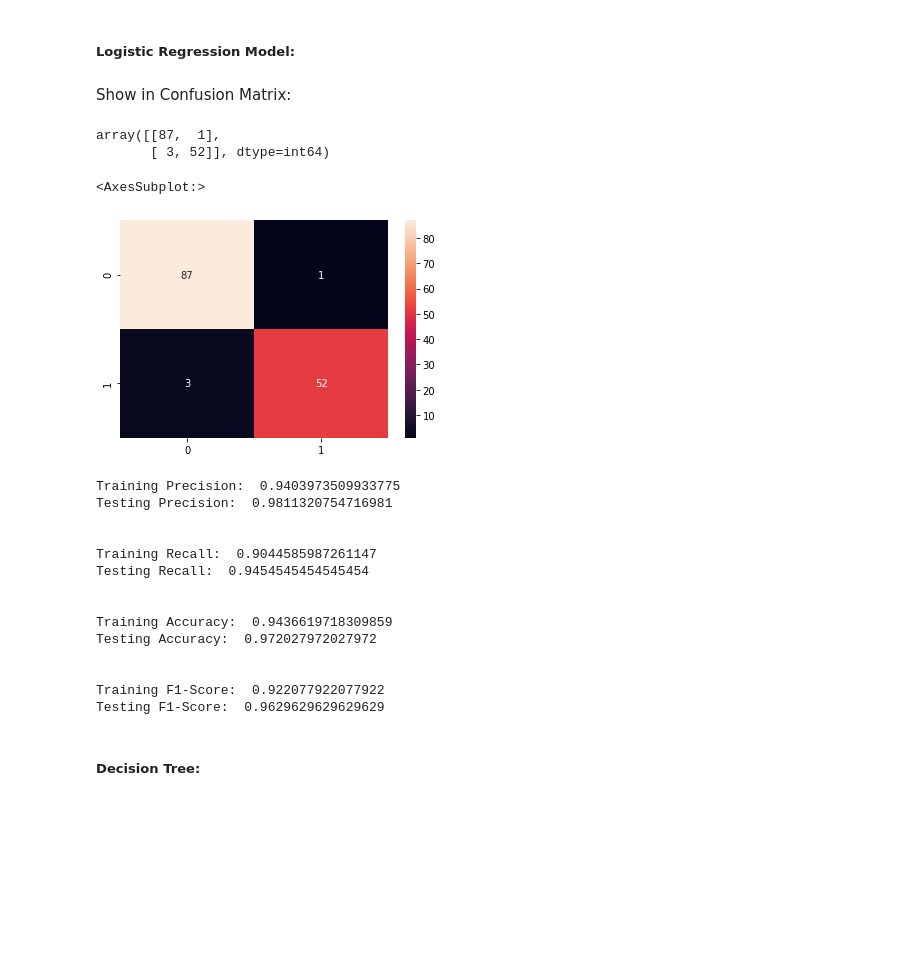
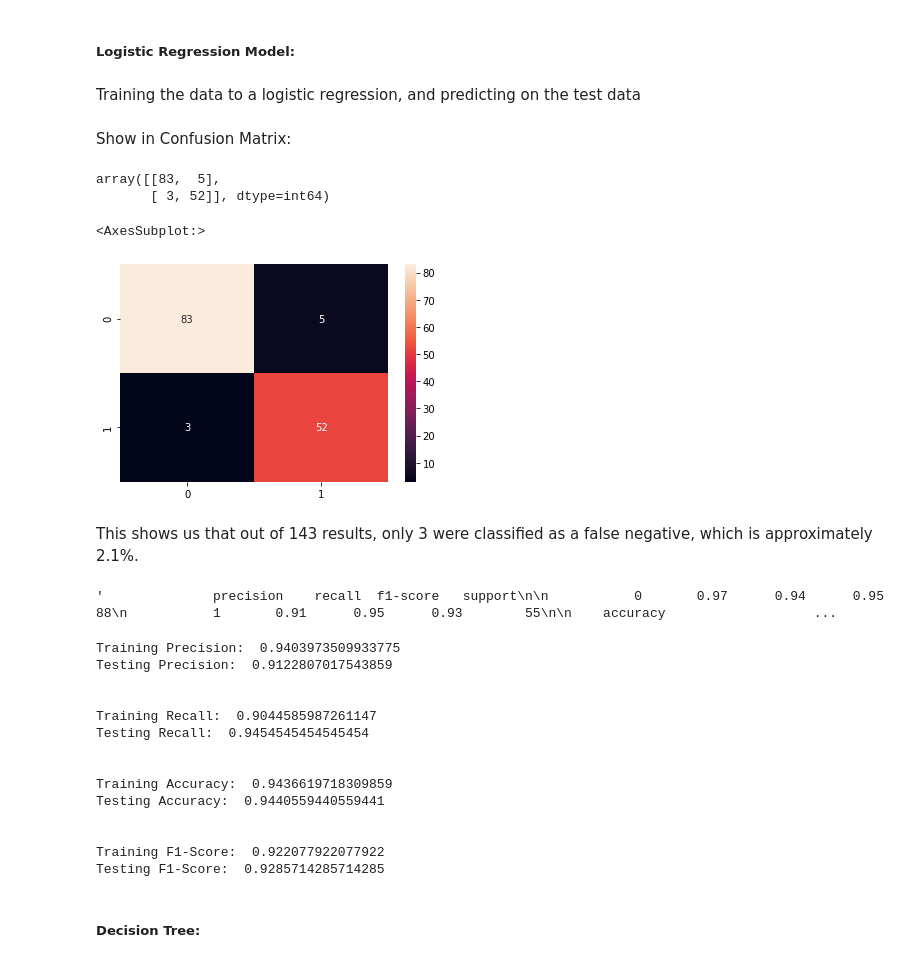
Before and after one commit to racday/ai-capstone, a Jupyter notebook: index.ipynb, the cells around one changed output. Cells and saved outputs as stored; diff of their text form; code cells hidden in the pictures; blank space fills up the shorter version.

Commit message:
fixing modeling, working on the readme

```diff
--- a/index.ipynb
+++ b/index.ipynb
@@ -345,27 +335,40 @@ X_train, X_test,y_train, y_test=train_test_split(X,y,random_state=SEED)
 # %%
-X_train=StandardScaler().fit_transform(X_train)
-X_test=StandardScaler().fit_transform(X_test)
+ss = StandardScaler()
+X_train=ss.fit_transform(X_train)
+X_test=ss.transform(X_test)
 # %% [markdown]
 ##### Logistic Regression Model:
+# %% [markdown]
+Training the data to a logistic regression, and predicting on the test data
 # %%
-modelLR=LogisticRegression().fit(X_train,y_train)
+lr = LogisticRegression()
+modelLR=lr.fit(X_train,y_train)
 predictionLR=modelLR.predict(X_test)
 # %% [markdown]
 Show in Confusion Matrix:
 # %%
-matrix = confusion_matrix(y_test, predictionLR)
-matrix
+lrmatrix = confusion_matrix(y_test, predictionLR)
+lrmatrix
 # %% [output]
-array([[87,  1],
+array([[83,  5],
        [ 3, 52]], dtype=int64)
-# %%
-sns.heatmap(matrix, annot=True)
-# %% [output]
-<AxesSubplot:>
-[figure, removed]
+# %%
+#Heatmapping
+sns.heatmap(lrmatrix, annot=True)
+#lean more on FN, use classification report
+# %% [output]
+<AxesSubplot:>
+[figure, added]
+# %% [markdown]
+This shows us that out of 143 results, only 3 were classified as a false negative, which is approximately 2.1%.
 # %%
 y_hat_train = modelLR.predict(X_train)
 y_hat_test = modelLR.predict(X_test)
+# %%
+cr = classification_report(y_test,y_hat_test)
+cr
+# %% [output]
+'              precision    recall  f1-score   support\n\n           0       0.97      0.94      0.95        88\n           1       0.91      0.95      0.93        55\n\n    accuracy                   ...
 # %%
 print('Training Precision: ', precision_score(y_train, y_hat_train))
 print('Testing Precision: ', precision_score(y_test, y_hat_test))
@@ -383,7 +386,7 @@ print('Training F1-Score: ', f1_score(y_train, y_hat_train))
 print('Testing F1-Score: ', f1_score(y_test, y_hat_test))
 # %% [output]
 Training Precision:  0.9403973509933775
-Testing Precision:  0.9811320754716981
+Testing Precision:  0.9122807017543859
 
 
 Training Recall:  0.9044585987261147
@@ -391,11 +394,11 @@ Testing Recall:  0.9454545454545454
 
 
 Training Accuracy:  0.9436619718309859
-Testing Accuracy:  0.972027972027972
+Testing Accuracy:  0.9440559440559441
 
 
 Training F1-Score:  0.922077922077922
-Testing F1-Score:  0.9629629629629629
+Testing F1-Score:  0.9285714285714285
 # %% [markdown]
 ##### Decision Tree:
 # %%
```
Also changed, not shown: parts of 22 cells of this notebook, 1 other file.
